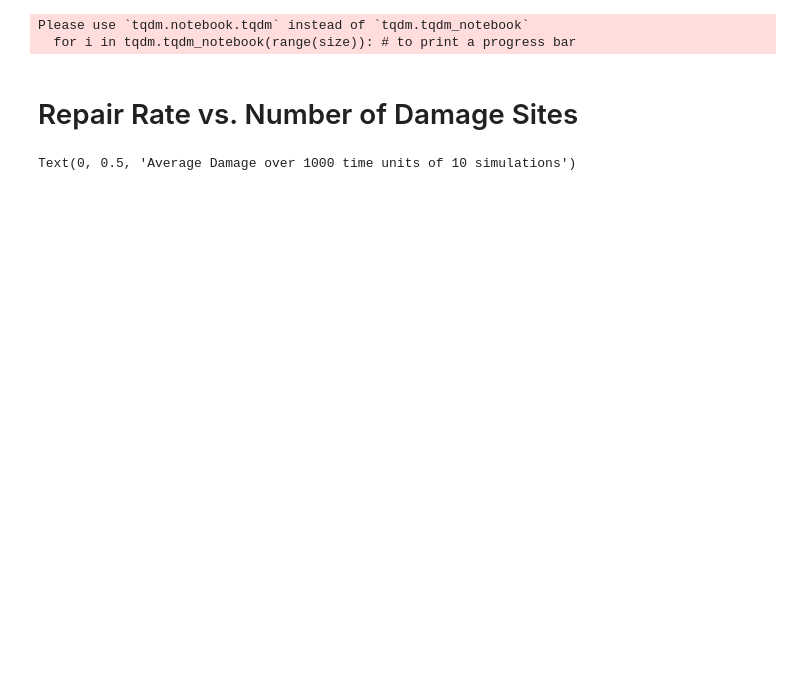
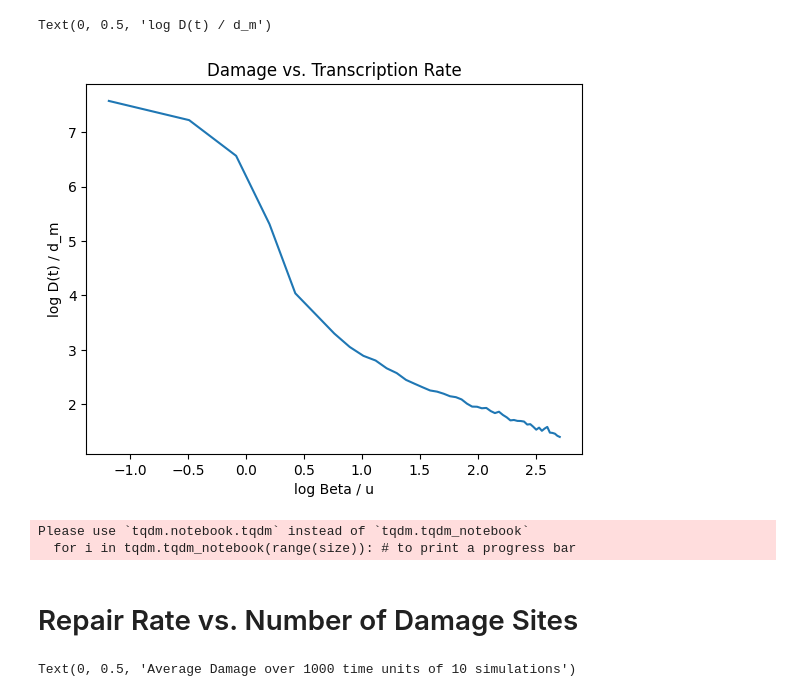
Before and after one commit to Yujun-cpu/RSCAM_G11, a Jupyter notebook: Parameter Effects.ipynb, the cells around one changed output. Saved outputs shown, nothing was run; the diff lists cells and outputs as text; code cells hidden in the pictures; blank space fills up the shorter version.

```diff
--- a/Parameter Effects.ipynb
+++ b/Parameter Effects.ipynb
@@ -56,3 +57,16 @@ Text(0, 0.5, 'Average Damage over 1000 time units of 10 simulation')
+# %%
+steady_d = np.log(1-u / beta_mrna) / np.log(1-Pd)
+
+damages = average_damages.mean(axis=1)
+damages_dm = damages / steady_d
+beta_u = beta_vals / u
+plt.plot(np.log(beta_u), np.log(damages_dm))
+plt.title('Damage vs. Transcription Rate')
+plt.xlabel('log Beta / u')
+plt.ylabel('log D(t) / d_m')
+# %% [output]
+Text(0, 0.5, 'log D(t) / d_m')
+[figure, added]
 # %%
 from simulation_funcs import gillespie_draw, gillespie_ssa, simple_propensity, simple_update
 import bokeh
```
Also changed, not shown: parts of 8 cells of this notebook, 5 other files.
